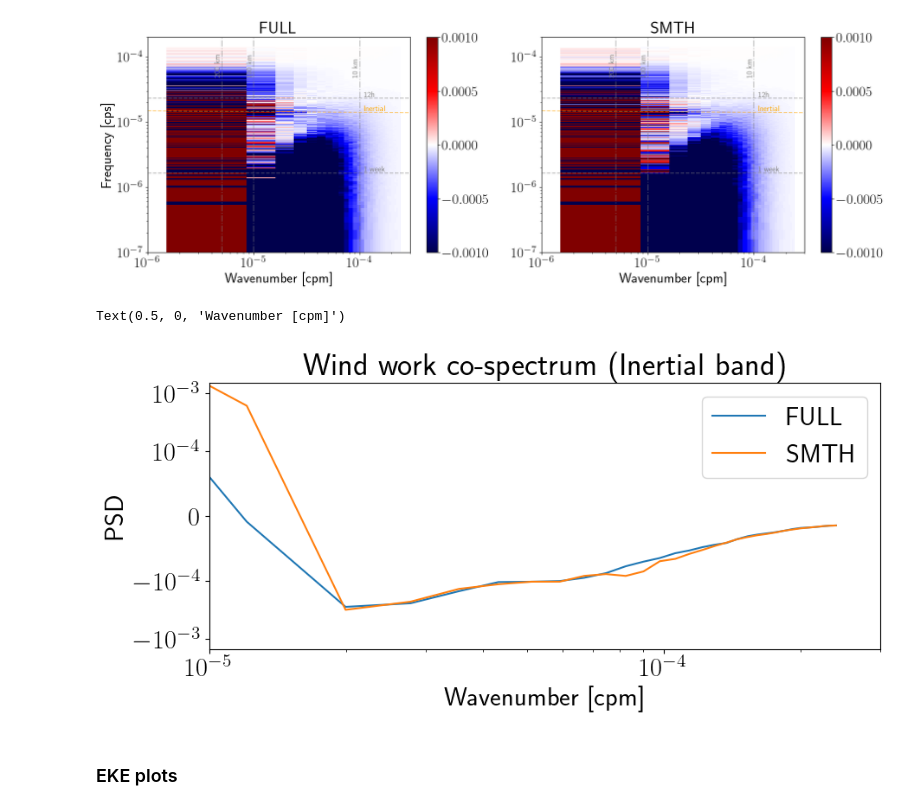
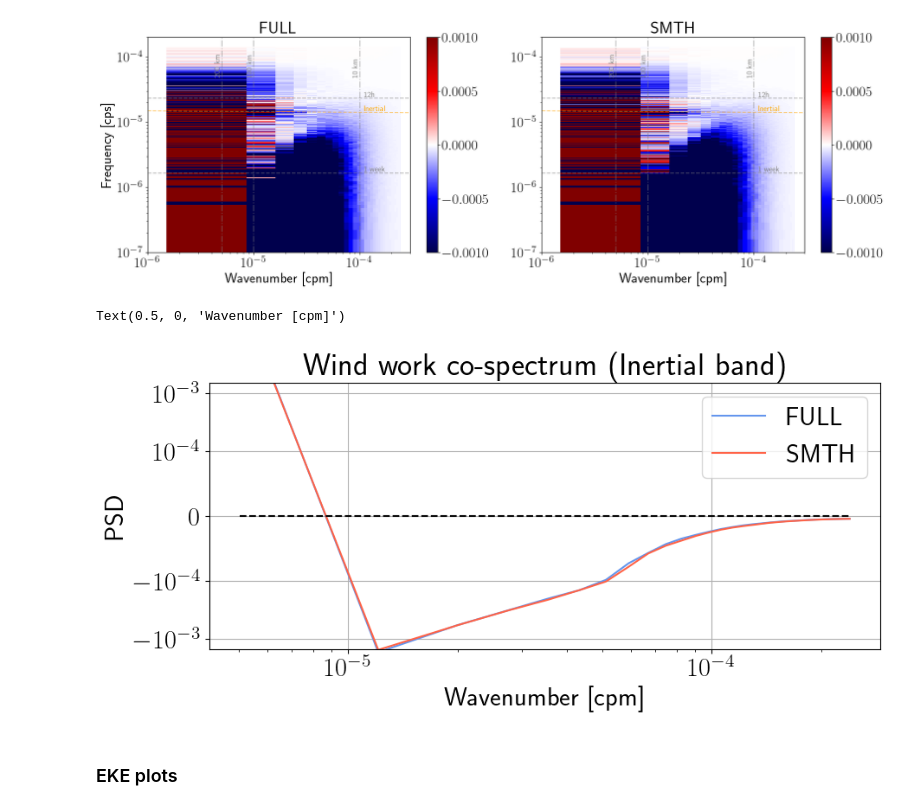
Before and after one commit to igoruchoa/FeedbackSubmeso, a Jupyter notebook: notebooks/TFB_NIW_proposal/WRF_freq_3D_parameter_saver.ipynb, the cells around one changed output. Drawn from its saved outputs; the diff is of its cells as text; code cells hidden in the pictures.

```diff
--- a/notebooks/TFB_NIW_proposal/WRF_freq_3D_parameter_saver.ipynb
+++ b/notebooks/TFB_NIW_proposal/WRF_freq_3D_parameter_saver.ipynb
@@ -332,26 +317,33 @@ plt.xlabel(r'Wavenumber [cpm]')
 Text(0.5, 0, 'Wavenumber [cpm]')
 [figure]
 # %%
-band_ww_full=(ww_iso_full).sel(freq_time_counter=slice(1.4e-5,1.7e-5))
-band_ww_smth=(ww_iso_smth).sel(freq_time_counter=slice(1.4e-5,1.7e-5))
+# band_ww_full=(ww_iso_full).sel(freq_time_counter=slice(1.39e-5,1.74e-5))
+# band_ww_smth=(ww_iso_smth).sel(freq_time_counter=slice(1.39e-5,1.74e-5))
+
+band_ww_full=(ww_iso_full)
+band_ww_smth=(ww_iso_smth)
 # %%
 plt.figure(figsize=(10,4))
-plt.plot(band_ww_full.freq_r/dxx,band_ww_full.mean('freq_time_counter')/dxx,label='FULL')
-plt.plot(band_ww_smth.freq_r/dxx,band_ww_smth.mean('freq_time_counter')/dxx,label='SMTH')
+plt.plot(band_ww_full.freq_r/dxx,band_ww_full.mean('freq_time_counter')/dxx,label='FULL',color='cornflowerblue')
+plt.plot(band_ww_smth.freq_r/dxx,band_ww_smth.mean('freq_time_counter')/dxx,label='SMTH',color='tomato')
+plt.plot([(band_ww_full.freq_r/dxx).min(),(band_ww_full.freq_r/dxx).max()],[0,0],'k--')
 
 plt.legend()
 xmin=1e-6;xmax=3e-4
 plt.xscale('log')
 plt.yscale('symlog', linthresh=1e-4)
-plt.xlim(1e-5,xmax)
+plt.grid()
+# plt.xlim(1e-5,xmax)
 plt.ylim(-0.15e-2,0.15e-2)
 
 plt.title('Wind work co-spectrum (Inertial band)')
+# plt.title('Wind work co-spectrum (16-20h band)')
+
 plt.ylabel(r'PSD ')
 plt.xlabel(r'Wavenumber [cpm]')
 # %% [output]
 Text(0.5, 0, 'Wavenumber [cpm]')
-[figure, old version]
+[figure, new version]
 # %% [markdown]
 ### EKE plots
 # %%
```
Also changed, not shown: parts of 16 cells of this notebook, 17 other files.
